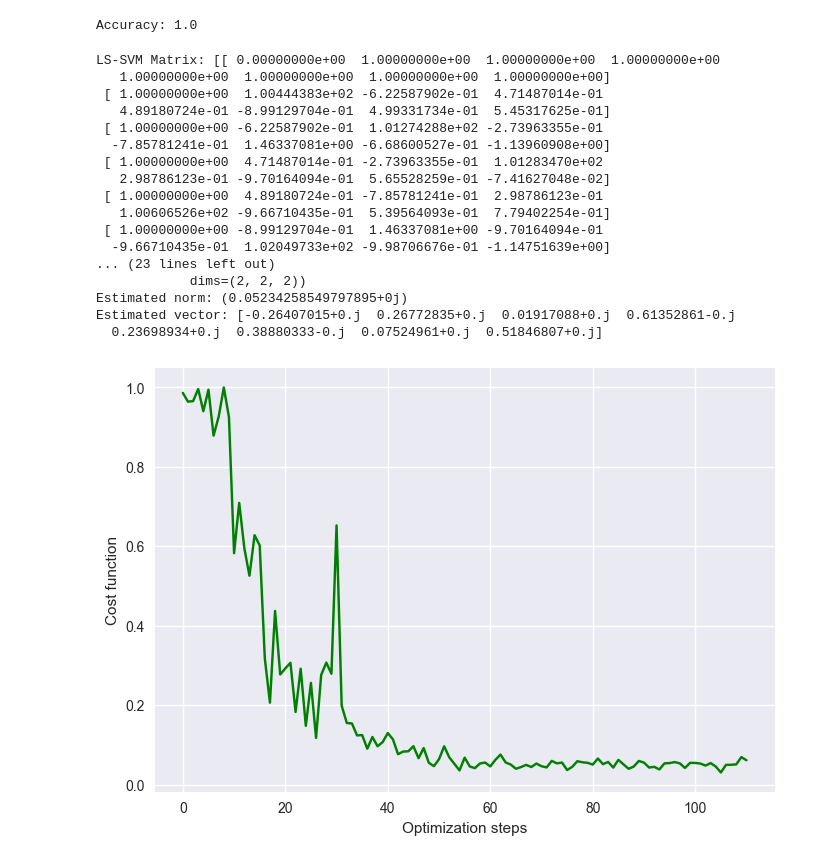
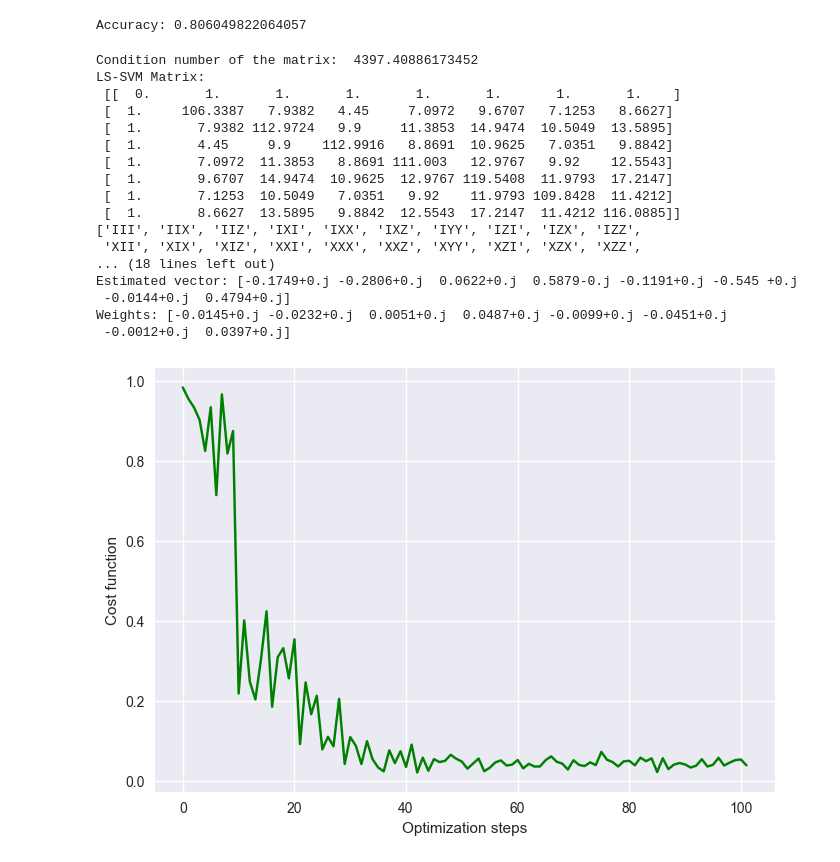
Before and after one commit to cezaris13/CourseWork, a Jupyter notebook: VQLS-QSVM-Implementation/VQLS-QSVM.ipynb, the cells around one changed output. Saved outputs shown, nothing was run; the diff lists cells and outputs as text; code cells hidden in the pictures.

```diff
--- a/VQLS-QSVM-Implementation/VQLS-QSVM.ipynb
+++ b/VQLS-QSVM-Implementation/VQLS-QSVM.ipynb
@@ -17,6 +18,8 @@ def prepareDataset(normalizeValues: bool = False, dataset: str = "iris") -> (np.
         X,y = datasets.load_iris(return_X_y=True)
         X = X[y!=classToFilterOut]
         y = y[y!=classToFilterOut]
+    elif dataset == "breastCancer":
+        X,y = datasets.load_breast_cancer(return_X_y=True)
     elif dataset == "dummyData":
         X, y = datasets.make_classification(
             n_samples=50, n_features=2, n_informative=2, n_redundant=0, random_state=45
@@ -36,7 +37,8 @@ vqlssvm: VQLSSVM = VQLSSVM(gamma, shots)
 # %%
-xTrain, xTest, yTrain, yTest = prepareDataset(normalizeValues=True, dataset="iris")
+xTrain, xTest, yTrain, yTest = prepareDataset(normalizeValues=True, dataset="breastCancer")
 # %%
-vqlssvm.train(xTrain, yTrain, quantumSimulation=False, verbose=True, iterations = 200)
+vqlssvmVectors: VQLSSVM = VQLSSVM(gamma, shots)
+vqlssvmVectors.train(xTrain, yTrain, quantumSimulation=False, verbose=True, iterations = 200)
 
-vqlssvm.plotCost()
+vqlssvmVectors.plotCost()
 # %% [output]
@@ -81,28 +83,29 @@ print(vqlssvm.predict(xTest))
 # %%
- print("Accuracy:",vqlssvm.accuracy(xTest, yTest))
+print("Accuracy:",vqlssvmVectors.accuracy(xTest, yTest))
 # %% [output]
-Accuracy: 1.0
+Accuracy: 0.806049822064057
 # %%
-vqlssvm.train(xTrain, yTrain, quantumSimulation=True, verbose=True, iterations = 200)
+vqlssvmQuantum: VQLSSVM = VQLSSVM(gamma, shots)
+vqlssvmQuantum.train(xTrain, yTrain, quantumSimulation=True, verbose=True, iterations = 200)
 
-vqlssvm.plotCost()
+vqlssvmQuantum.plotCost()
 # %% [output]
-LS-SVM Matrix: [[ 0.00000000e+00  1.00000000e+00  1.00000000e+00  1.00000000e+00
-   1.00000000e+00  1.00000000e+00  1.00000000e+00  1.00000000e+00]
- [ 1.00000000e+00  1.00444383e+02 -6.22587902e-01  4.71487014e-01
-   4.89180724e-01 -8.99129704e-01  4.99331734e-01  5.45317625e-01]
- [ 1.00000000e+00 -6.22587902e-01  1.01274288e+02 -2.73963355e-01
-  -7.85781241e-01  1.46337081e+00 -6.68600527e-01 -1.13960908e+00]
- [ 1.00000000e+00  4.71487014e-01 -2.73963355e-01  1.01283470e+02
-   2.98786123e-01 -9.70164094e-01  5.65528259e-01 -7.41627048e-02]
- [ 1.00000000e+00  4.89180724e-01 -7.85781241e-01  2.98786123e-01
-   1.00606526e+02 -9.66710435e-01  5.39564093e-01  7.79402254e-01]
- [ 1.00000000e+00 -8.99129704e-01  1.46337081e+00 -9.70164094e-01
-  -9.66710435e-01  1.02049733e+02 -9.98706676e-01 -1.14751639e+00]
-... (23 lines left out)
-            dims=(2, 2, 2))
-Estimated norm: (0.05234258549797895+0j)
-Estimated vector: [-0.26407015+0.j  0.26772835+0.j  0.01917088+0.j  0.61352861-0.j
-  0.23698934+0.j  0.38880333-0.j  0.07524961+0.j  0.51846807+0.j]
+Condition number of the matrix:  4397.40886173452
+LS-SVM Matrix:
+ [[  0.       1.       1.       1.       1.       1.       1.       1.    ]
+ [  1.     106.3387   7.9382   4.45     7.0972   9.6707   7.1253   8.6627]
+ [  1.       7.9382 112.9724   9.9     11.3853  14.9474  10.5049  13.5895]
+ [  1.       4.45     9.9    112.9916   8.8691  10.9625   7.0351   9.8842]
+ [  1.       7.0972  11.3853   8.8691 111.003   12.9767   9.92    12.5543]
+ [  1.       9.6707  14.9474  10.9625  12.9767 119.5408  11.9793  17.2147]
+ [  1.       7.1253  10.5049   7.0351   9.92    11.9793 109.8428  11.4212]
+ [  1.       8.6627  13.5895   9.8842  12.5543  17.2147  11.4212 116.0885]]
+['III', 'IIX', 'IIZ', 'IXI', 'IXX', 'IXZ', 'IYY', 'IZI', 'IZX', 'IZZ',
+ 'XII', 'XIX', 'XIZ', 'XXI', 'XXX', 'XXZ', 'XYY', 'XZI', 'XZX', 'XZZ',
+... (18 lines left out)
+Estimated vector: [-0.1749+0.j -0.2806+0.j  0.0622+0.j  0.5879-0.j -0.1191+0.j -0.545 +0.j
+ -0.0144+0.j  0.4794+0.j]
+Weights: [-0.0145+0.j -0.0232+0.j  0.0051+0.j  0.0487+0.j -0.0099+0.j -0.0451+0.j
+ -0.0012+0.j  0.0397+0.j]
-[figure, old version]
+[figure, new version]
 # %%
```
Also changed, not shown: parts of 6 cells of this notebook, 2 other files.
